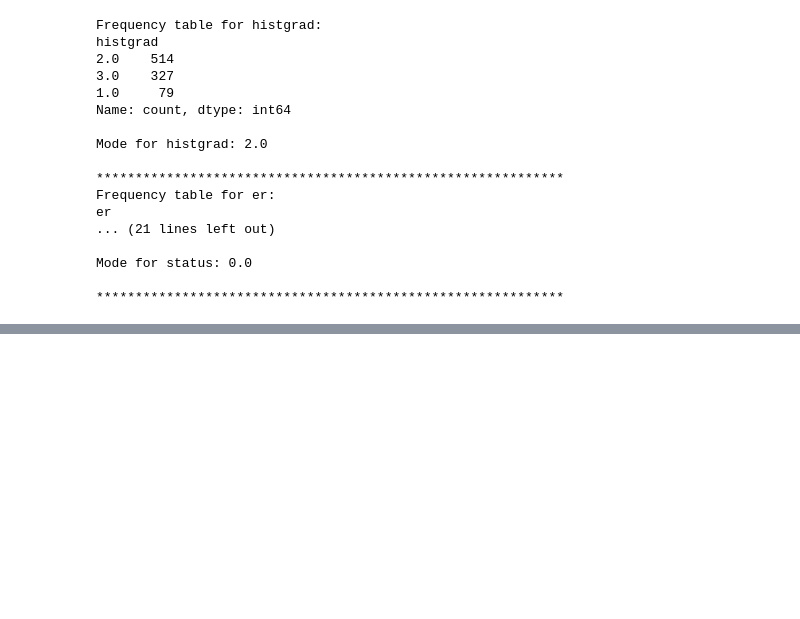
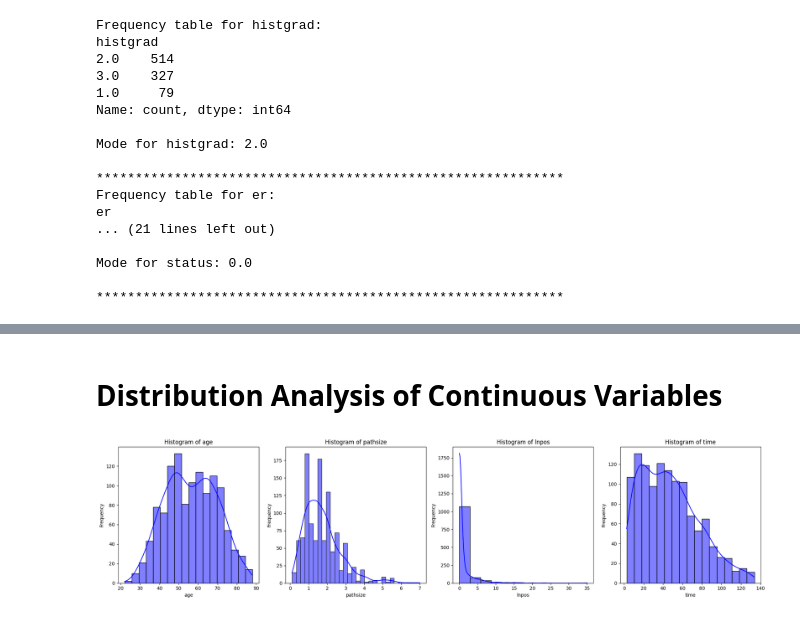
Before and after one commit to Sara9595/Kaggle, a Jupyter notebook: descriptive-statistics-on-breast-cancer-data.ipynb, the cells around one changed output, grey strips where cells are left out. Saved outputs shown, nothing was run; the diff lists cells and outputs as text; code cells hidden in the pictures; blank space fills up the shorter version.

Commit message:
Kaggle Notebook | ❇️Descriptive Statistics on Breast Cancer Data 🎗 | Version 9

```diff
--- a/descriptive-statistics-on-breast-cancer-data.ipynb
+++ b/descriptive-statistics-on-breast-cancer-data.ipynb
@@ -155,0 +209,20 @@ Mode for status: 0.0
+# %%
+# Define the continuous columns
+continuous_columns = ['age', 'pathsize', 'lnpos', 'time']
+
+# Calculating various statistics
+variance = df[continuous_columns].var().rename("Variance")
+skewness = df[continuous_columns].skew().rename("Skewness")
+kurtosis_values = df[continuous_columns].kurt().rename("Kurtosis")
+Q1 = df[continuous_columns].quantile(0.25).rename("Q1")
+Q3 = df[continuous_columns].quantile(0.75).rename("Q3")
+IQR = (Q3 - Q1).rename("IQR")
+
+# Combining all statistics into one DataFrame
+advanced_stats = pd.concat([variance, skewness, kurtosis_values, Q1, Q3, IQR], axis=1)
+
+# Transpose the DataFrame to switch rows and columns
+advanced_stats_transposed = advanced_stats.T
+
+# Print the transposed DataFrame
+print(advanced_stats_transposed)
@@ -155,0 +237,19 @@ Mode for status: 0.0
+# %% [markdown]
+# Distribution Analysis of Continuous Variables
+# %%
+# Prepare to plot histograms for continuous variables
+plt.figure(figsize=(20, 5))  # Adjust figure size for clarity
+
+# Create a histogram for each continuous variable
+for i, col in enumerate(continuous_columns):
+    plt.subplot(1, len(continuous_columns), i+1)  # Arrange subplots in a single row
+    sns.histplot(df[col], kde=True, color="blue")  # Adding KDE to smooth histogram
+    plt.title(f'Histogram of {col}')  # Title for each histogram
+    plt.xlabel(col)  # x-axis label
+    plt.ylabel('Frequency')  # y-axis label
+
+# Display the histograms
+plt.tight_layout()  # Ensure there is no overlap of plots
+plt.show()
+# %% [output]
+[figure, added]
```
Also changed, not shown: parts of 5 cells of this notebook.
